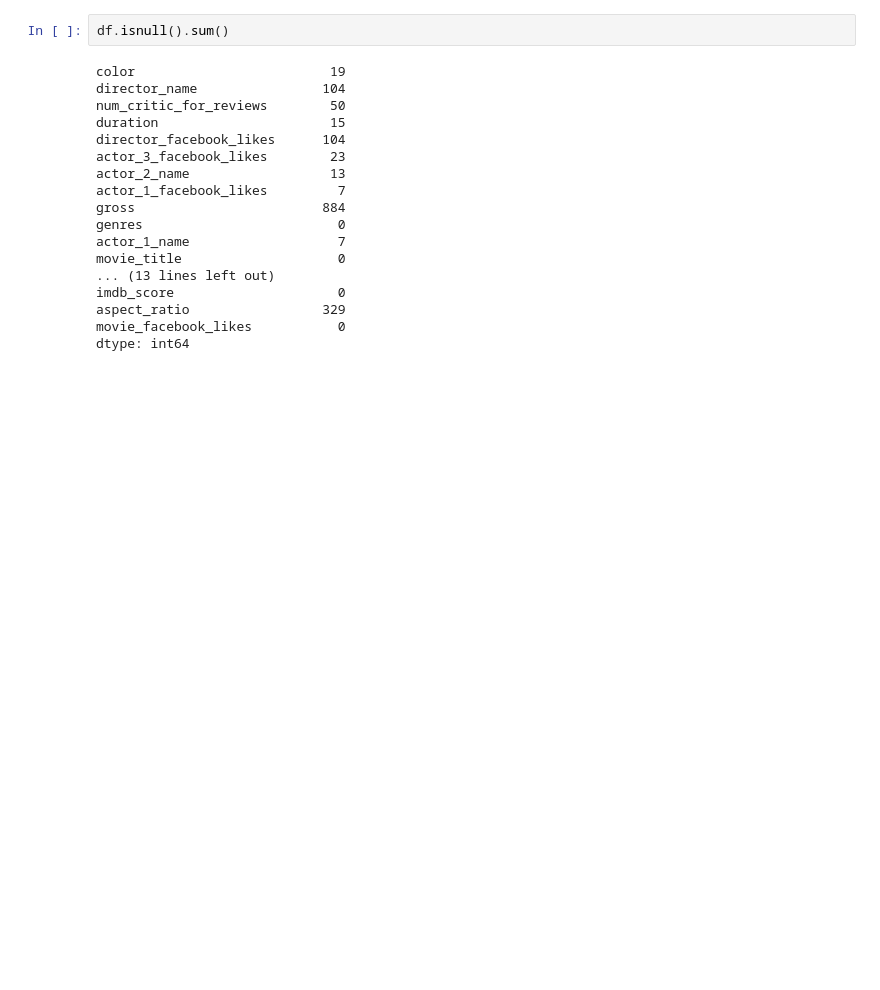
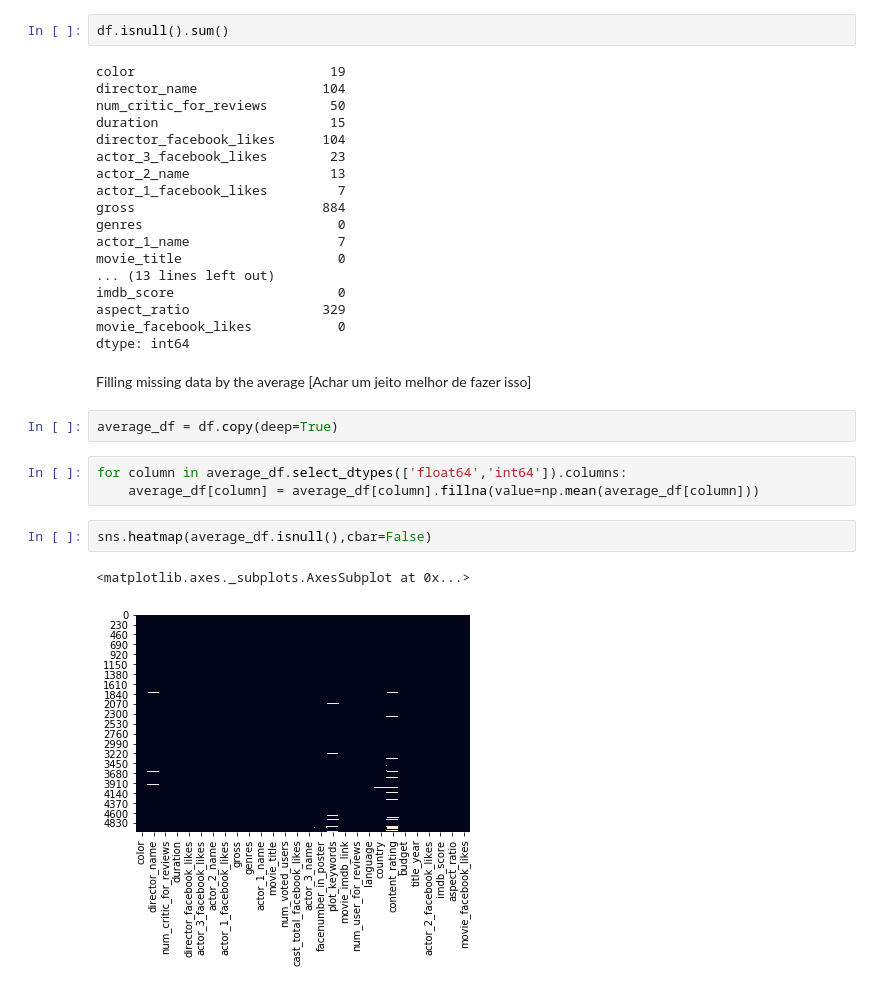
Before and after one commit to Machine-Learning-FGA/imdb_movie_dataset, a Jupyter notebook: pre_processing.ipynb, the cells around one changed output. Drawn from its saved outputs; the diff is of its cells as text; blank space fills up the shorter version.

Commit message:
Add two dataset with removed missing values

```diff
--- a/pre_processing.ipynb
+++ b/pre_processing.ipynb
@@ -78,3 +88,15 @@ imdb_score                     0
 aspect_ratio                 329
 movie_facebook_likes           0
 dtype: int64
+# %% [markdown]
+Filling missing data by the average [Achar um jeito melhor de fazer isso]
+# %%
+average_df = df.copy(deep=True)
+# %%
+for column in average_df.select_dtypes(['float64','int64']).columns:
+    average_df[column] = average_df[column].fillna(value=np.mean(average_df[column]))
+# %%
+sns.heatmap(average_df.isnull(),cbar=False)
+# %% [output]
+<matplotlib.axes._subplots.AxesSubplot at 0x...>
+[figure, added]
```
Also changed, not shown: parts of 15 cells of this notebook.
